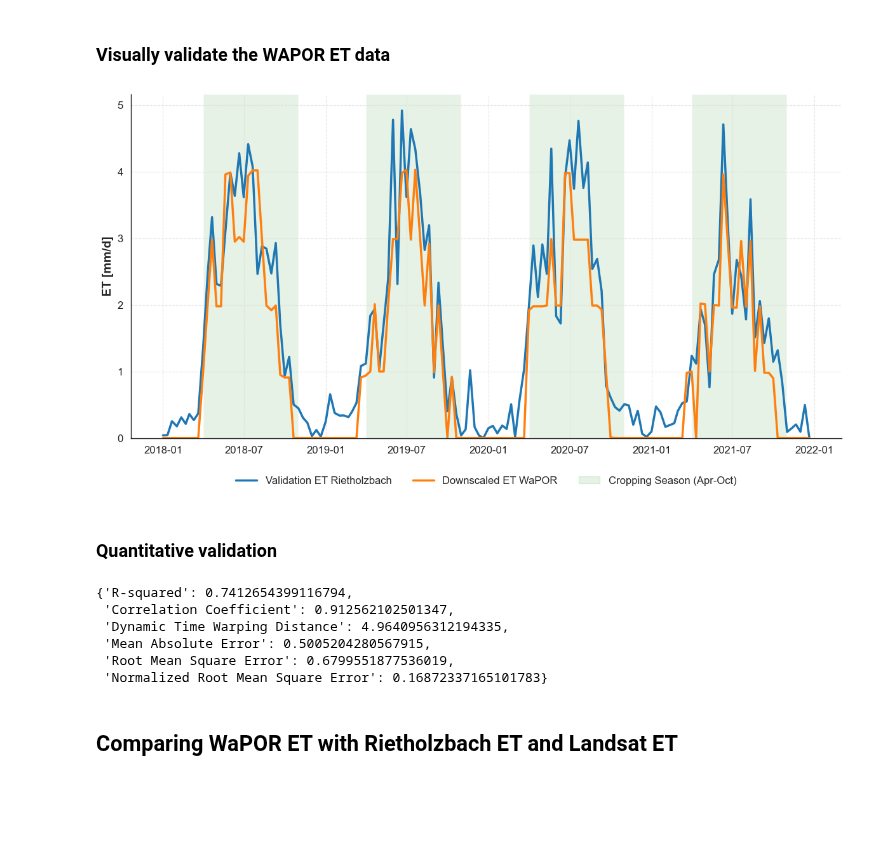
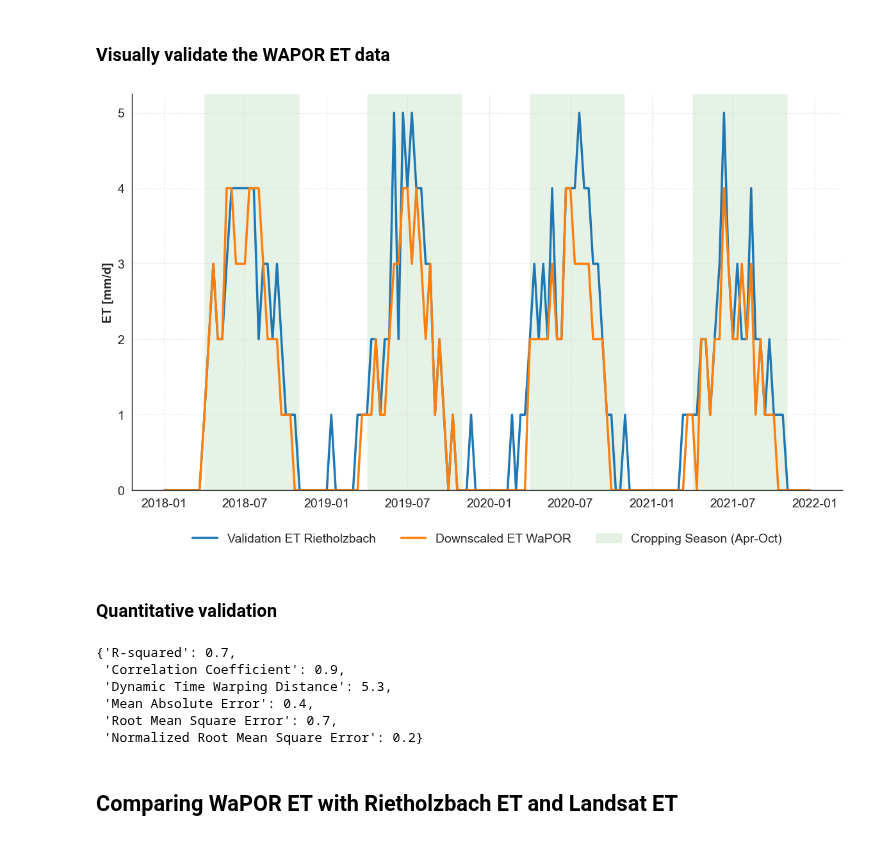
Before and after one commit to CooperBigFoot/ETblue-estimation, a Jupyter notebook: downscale_ET_data/validate_WaPOR_ET.ipynb, the cells around one changed output. Drawn from its saved outputs; the diff is of its cells as text; code cells hidden in the pictures; blank space fills up the shorter version.

```diff
--- a/downscale_ET_data/validate_WaPOR_ET.ipynb
+++ b/downscale_ET_data/validate_WaPOR_ET.ipynb
@@ -377,9 +344,13 @@ rietholzbach_validation_ET = aggregate_time_series(rietholzbach_validation_df, d
+# %%
+rietholzbach_validation_ET = aggregate_time_series(rietholzbach_validation_df, dates_for_validation)
+rietholzbach_validation_ET['date'] = pd.to_datetime(rietholzbach_validation_ET['date'])
+rietholzbach_validation_ET["average_evapotranspiration_[mm/d]"] = rietholzbach_validation_ET["average_evapotranspiration_[mm/d]"].round(0)
 # %%
 point = rietholzbach_validation_et_collection.first().geometry()
 raster_collection = extract_pixel_values(et_collection, point)
 # %%
 waport_df = geemap.ee_to_df(ee.FeatureCollection(raster_collection))
-waport_df["evapotranspiration[mm/d]"] = waport_df["pixel_value"] / 100
+waport_df["evapotranspiration[mm/d]"] = (waport_df["pixel_value"] / 100).round(0)
 waport_df["date"] = pd.to_datetime(waport_df["date"])
 # %% [markdown]
 ### Visually validate the WAPOR ET data
@@ -388,7 +359,7 @@ import matplotlib.patches as mpatches
 
 set_plot_style()  # Assuming this function is defined elsewhere
 
-plt.figure(figsize=(12, 7))  # Increased height to accommodate bottom legend
+plt.figure(figsize=(12, 8))  # Increased height to accommodate bottom legend
 
 # Plot the data
 sns.lineplot(data=rietholzbach_validation_ET, x="date", y="average_evapotranspiration_[mm/d]", label="Validation ET Rietholzbach", color="#1f77b4")
@@ -397,34 +368,34 @@ sns.lineplot(data=waport_df, x="date", y="evapotranspiration[mm/d]", label="Down
 # Set labels
 plt.xlabel("")
 plt.ylabel("ET [mm/d]")
 
 plt.ylim(bottom=0)
 
 # Add green background for April to October
 for year in range(rietholzbach_validation_ET['date'].dt.year.min(), rietholzbach_validation_ET['date'].dt.year.max() + 1):
     plt.axvspan(pd.Timestamp(f"{year}-04-01"), pd.Timestamp(f"{year}-10-31"),
                 facecolor='green', alpha=0.1, zorder=0)
 
 # Create a custom patch for the legend
 green_patch = mpatches.Patch(color='green', alpha=0.1, label='Cropping Season (Apr-Oct)')
 
 # Get current handles and labels
 handles, labels = plt.gca().get_legend_handles_labels()
 handles.append(green_patch)
 
 # Place the legend at the bottom with 3 columns
 plt.legend(handles=handles, loc='lower center', bbox_to_anchor=(0.5, -0.15),
             ncol=3, borderaxespad=0.)
 
 # Adjust layout to prevent cutting off the legend
 plt.tight_layout()
 plt.subplots_adjust(bottom=0.2)  # Adjust bottom margin to fit the legend
 
 
 plt.savefig("/Users/cooper/Desktop/Hydrosolutions/ETblue-estimation /images/ET_validation/WaPOR_validation_Rietholzbach_10d_aggregate.png", dpi=300, bbox_inches="tight")
 plt.show()
 # %% [output]
-[figure, old version]
+[figure, new version]
 # %% [markdown]
 ### Quantitative validation
 # %%
@@ -432,12 +403,12 @@ metrics = calculate_metrics(rietholzbach_validation_ET['average_evapotranspirati
 # %%
 metrics
 # %% [output]
-{'R-squared': 0.7412654399116794,
- 'Correlation Coefficient': 0.912562102501347,
- 'Dynamic Time Warping Distance': 4.9640956312194335,
- 'Mean Absolute Error': 0.5005204280567915,
- 'Root Mean Square Error': 0.6799551877536019,
- 'Normalized Root Mean Square Error': 0.16872337165101783}
+{'R-squared': 0.7,
+ 'Correlation Coefficient': 0.9,
+ 'Dynamic Time Warping Distance': 5.3,
+ 'Mean Absolute Error': 0.4,
+ 'Root Mean Square Error': 0.7,
+ 'Normalized Root Mean Square Error': 0.2}
 # %% [markdown]
 ## Comparing WaPOR ET with Rietholzbach ET and Landsat ET
 # %% [markdown]
```
Also changed, not shown: parts of 8 cells of this notebook, 4 other files.
